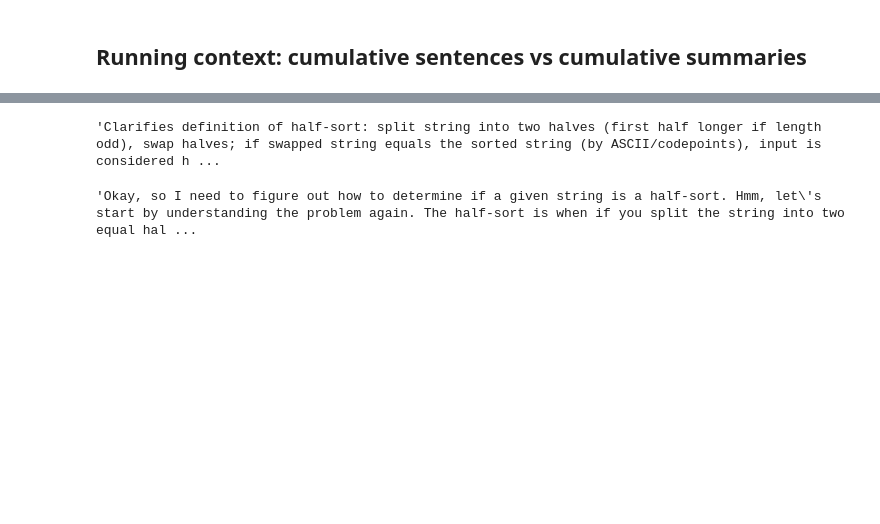
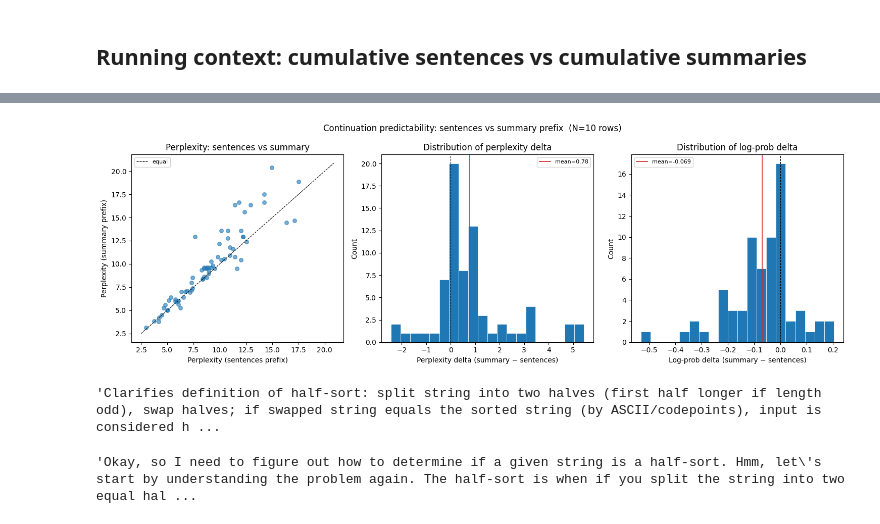
Before and after one commit to jnzhao3/infoloss, a Jupyter notebook: 00_infoloss.ipynb, the cells around one changed output, grey strips where cells are left out. Drawn from its saved outputs; the diff is of its cells as text; code cells hidden in the pictures; blank space fills up the shorter version.

```diff
--- a/00_infoloss.ipynb
+++ b/00_infoloss.ipynb
@@ -452,3 +546,48 @@ The code is correct. The examples checked all
+# %%
+import matplotlib.pyplot as plt
+import matplotlib.ticker as ticker
+import numpy as np
+
+fig, axes = plt.subplots(1, 3, figsize=(15, 5))
+
+# --- 1. Scatter: perplexity sentences vs summary, one point per block ---
+ax = axes[0]
+ax.scatter(df_all["perplexity_sentences"], df_all["perplexity_summary"], alpha=0.6, s=30)
+lims = [
+    min(df_all["perplexity_sentences"].min(), df_all["perplexity_summary"].min()) - 0.5,
+    max(df_all["perplexity_sentences"].max(), df_all["perplexity_summary"].max()) + 0.5,
+]
+ax.plot(lims, lims, "k--", linewidth=0.8, label="equal")
+ax.set_xlabel("Perplexity (sentences prefix)")
+ax.set_ylabel("Perplexity (summary prefix)")
+ax.set_title("Perplexity: sentences vs summary")
+ax.legend(fontsize=8)
+
+# --- 2. Histogram of perplexity_delta (summary − sentences) ---
+ax = axes[1]
+ax.hist(df_all["perplexity_delta"], bins=20, edgecolor="white", linewidth=0.5)
+ax.axvline(0, color="k", linestyle="--", linewidth=0.8)
+ax.axvline(df_all["perplexity_delta"].mean(), color="tab:red", linestyle="-", linewidth=1.2, label=f"mean={df_all['perplexity_delta'].mean():.2f}")
+ax.set_xlabel("Perplexity delta (summary − sentences)")
+ax.set_ylabel("Count")
+ax.set_title("Distribution of perplexity delta")
+ax.legend(fontsize=8)
+
+# --- 3. Histogram of log-prob delta (summary − sentences) ---
+ax = axes[2]
+ax.hist(df_all["logprob_delta"], bins=20, edgecolor="white", linewidth=0.5)
+ax.axvline(0, color="k", linestyle="--", linewidth=0.8)
+ax.axvline(df_all["logprob_delta"].mean(), color="tab:red", linestyle="-", linewidth=1.2, label=f"mean={df_all['logprob_delta'].mean():.3f}")
+ax.set_xlabel("Log-prob delta (summary − sentences)")
+ax.set_ylabel("Count")
+ax.set_title("Distribution of log-prob delta")
+ax.legend(fontsize=8)
+
+fig.suptitle(f"Continuation predictability: sentences vs summary prefix  (N={N_ROWS} rows)", fontsize=12)
+plt.tight_layout()
+plt.show()
+# %% [output]
+[figure, added]
 # %%
 summary_text
 # %% [output]
```
Also changed, not shown: parts of 14 cells of this notebook, 3 other files.
